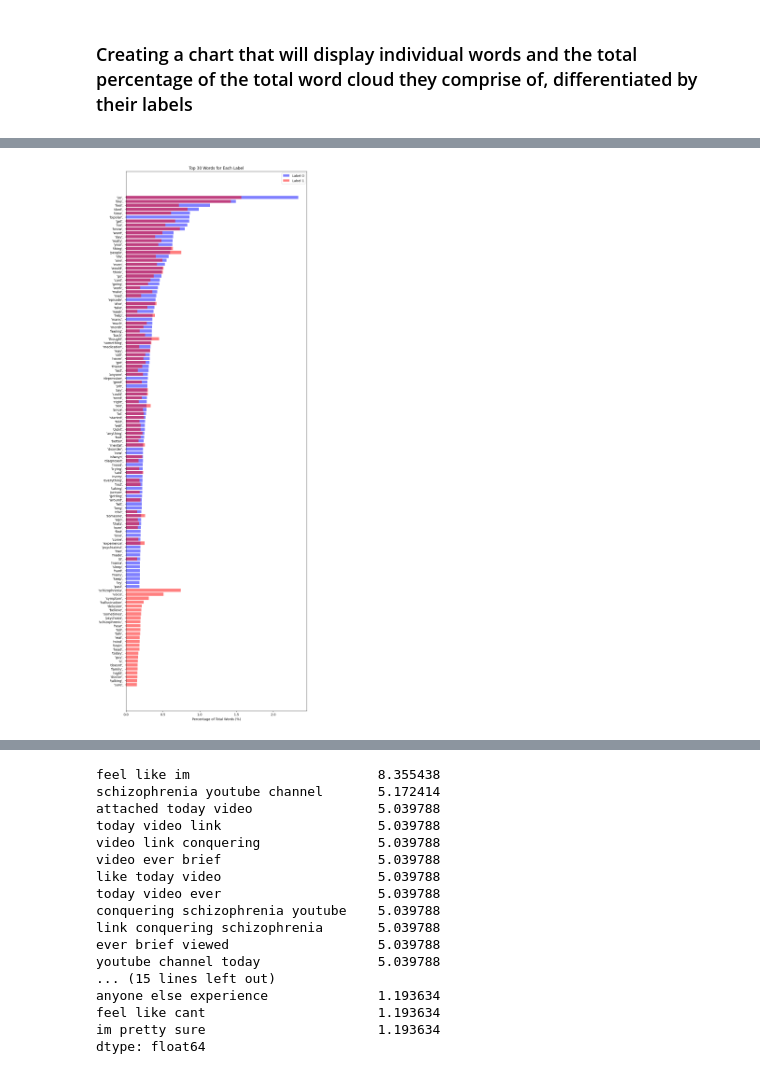
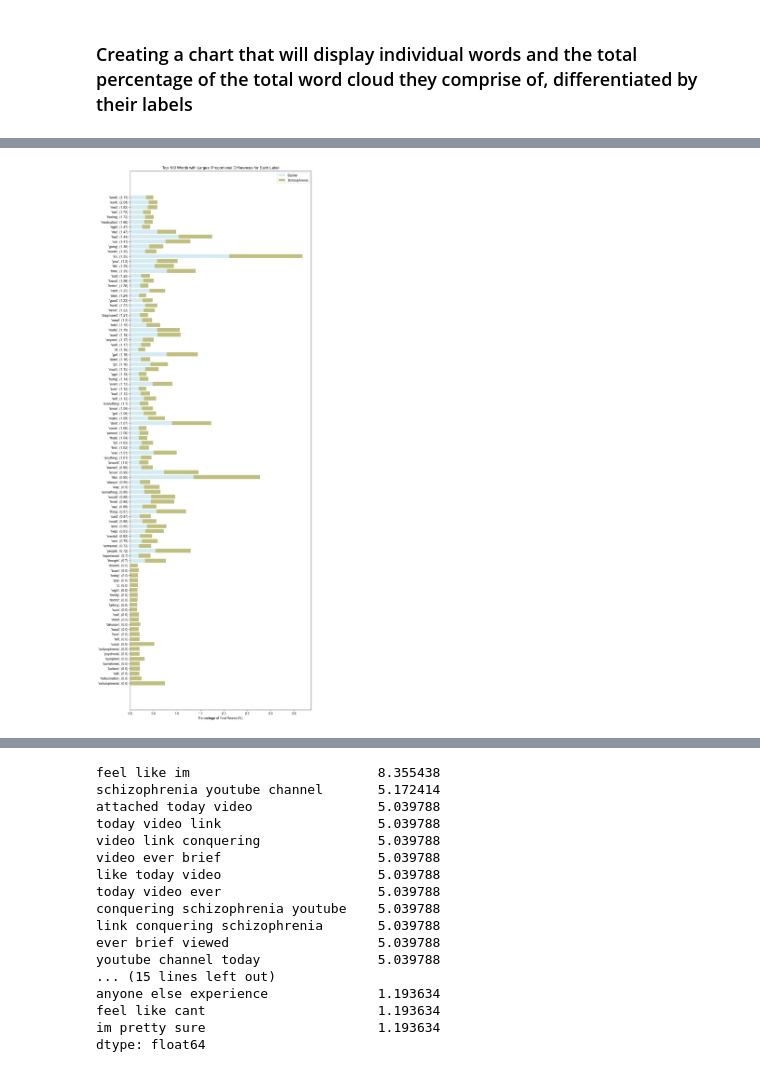
Before and after one commit to charlesyapai/GAProj3, a Jupyter notebook: eda/charles_eda.ipynb, the cells around one changed output, grey strips where cells are left out. Saved outputs shown, nothing was run; the diff lists cells and outputs as text; code cells hidden in the pictures.

```diff
--- a/eda/charles_eda.ipynb
+++ b/eda/charles_eda.ipynb
@@ -88,6 +88,9 @@ anyone similar experience      2.008929
 dtype: float64
 # %% [markdown]
 ### Creating a chart that will display individual words and the total percentage of the total word cloud they comprise of, differentiated by their labels
+# %%
+#set font family to monospace
+plt.rcParams['font.family'] = 'arial'
 # %%
 # Get the top 100 words for each label
 top_100_0 = pd.Series(' '.join(df_0['text']).split()).value_counts()[:100]
@@ -138,21 +122,20 @@ findfont: Generic family 'sans-serif' not found because none of the following fa
-# %%
-#Compare top words for both labels, label 0 and label 1 seperately, plotting them in a chart with different colors to see the difference in the top words for both labels, but only single words
-# Get the top 30 words for each label
-top_30_0 = pd.Series(' '.join(df_0['text']).split()).value_counts()[:100]
-top_30_1 = pd.Series(' '.join(df_1['text']).split()).value_counts()[:100]
-
-# Calculate the percentage of the total tokenized words
-top_30_0 = top_30_0 / len(words) * 100
-top_30_1 = top_30_1 / len(words) * 100
-
-# Plot the top 30 words
-plt.figure(figsize=(10, 30))
-plt.barh(top_30_0.index, top_30_0.values, color='blue', label='Label 0',alpha=0.5)
-plt.barh(top_30_1.index, top_30_1.values, color='red', label='Label 1',alpha=0.5)
-plt.title('Top 30 Words for Each Label')
-plt.xlabel('Percentage of Total Words (%)')
-plt.gca().invert_yaxis()  # invert the y-axis to have the most common word at the top
-plt.legend()
-plt.show()
-# %% [output]
-[figure, removed]
+# %%
+# Calculate the ratio of the percentages for the two labels
+combined['Ratio'] = combined['Label 0'] / combined['Label 1']
+combined.replace([np.inf, -np.inf], np.nan, inplace=True)  # replace inf values with NaN
+combined.dropna(inplace=True)  # drop rows with NaN values
+
+# Sort the DataFrame by the ratio
+combined.sort_values('Ratio', ascending=False, inplace=True)
+
+# Plot the top words with the largest ratios
+plt.figure(figsize=(10, 30))
+plt.barh(combined.index[:100] + ' (' + combined['Ratio'][:100].round(2).astype(str) + ')', combined['Label 0'][:100], color='lightblue', label='Bipolar', alpha=0.5)
+plt.barh(combined.index[:100] + ' (' + combined['Ratio'][:100].round(2).astype(str) + ')', combined['Label 1'][:100], color='olive', left=combined['Label 0'][:100], label='Schizophrenia', alpha=0.5)
+plt.title('Top 100 Words with Largest Proportional Differences for Each Label')
+plt.xlabel('Percentage of Total Words (%)')
+plt.gca().invert_yaxis()  # invert the y-axis to have the most common word at the top
+plt.legend()
+plt.show()
+# %% [output]
+[figure, added]
```
Also changed, not shown: parts of 2 cells of this notebook, 1 other file.
